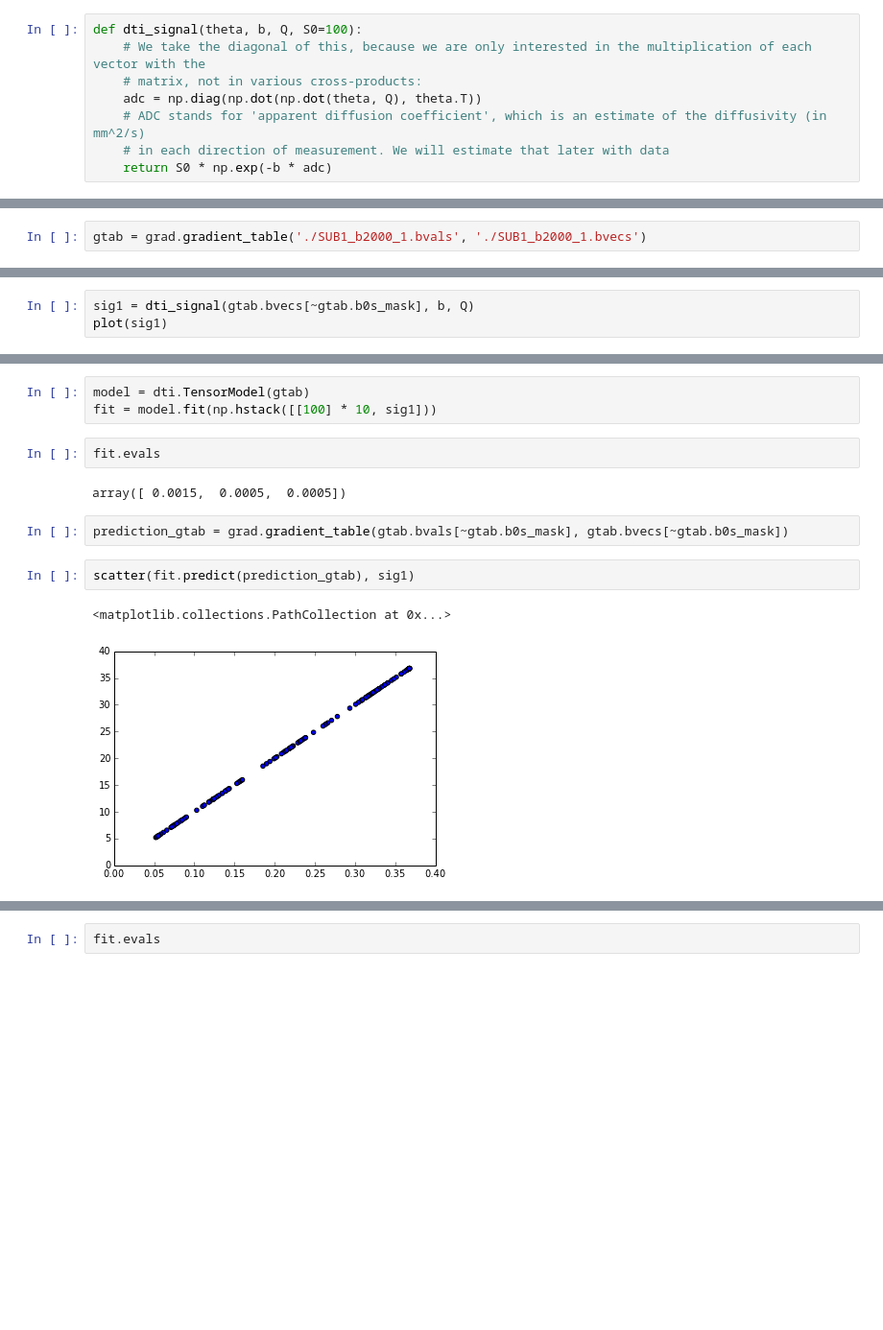
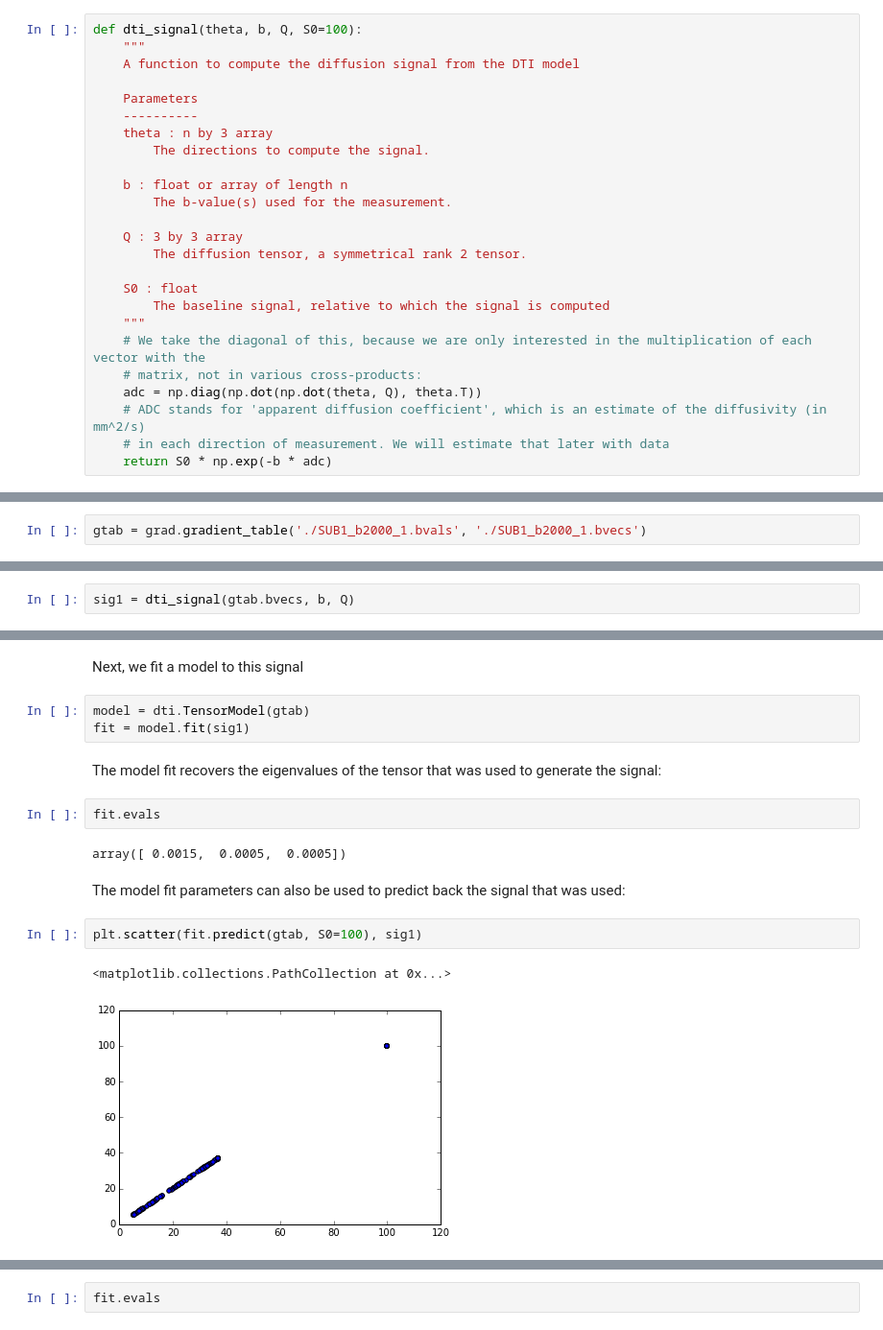
Before and after one commit to arokem/visual-white-matter, a Jupyter notebook: DTI.ipynb, the cells around one changed output, grey strips where cells are left out. Shown at 96% size. Cells and saved outputs as stored; diff of their text form; blank space fills up the shorter version.

```diff
--- a/DTI.ipynb
+++ b/DTI.ipynb
@@ -25,5 +26,22 @@ Populating the interactive namespace from numpy and matplotlib
 # %%
 def dti_signal(theta, b, Q, S0=100):
+    """
+    A function to compute the diffusion signal from the DTI model
+
+    Parameters
+    ----------
+    theta : n by 3 array
+        The directions to compute the signal.
+
+    b : float or array of length n
+        The b-value(s) used for the measurement.
+
+    Q : 3 by 3 array
+        The diffusion tensor, a symmetrical rank 2 tensor.
+
+    S0 : float
+        The baseline signal, relative to which the signal is computed
+    """
     # We take the diagonal of this, because we are only interested in the multiplication of each vector with the
     # matrix, not in various cross-products:
     adc = np.diag(np.dot(np.dot(theta, Q), theta.T))
@@ -86,3 +108,2 @@ gtab = grad.gradient_table('./SUB1_b2000_1.bvals', './SUB1_b2000_1.bvecs')
 # %%
-sig1 = dti_signal(gtab.bvecs[~gtab.b0s_mask], b, Q)
-plot(sig1)
+sig1 = dti_signal(gtab.bvecs, b, Q)
@@ -92,14 +128,18 @@ plot(sig1)
+# %% [markdown]
+Next, we fit a model to this signal
 # %%
 model = dti.TensorModel(gtab)
-fit = model.fit(np.hstack([[100] * 10, sig1]))
+fit = model.fit(sig1)
+# %% [markdown]
+The model fit recovers the eigenvalues of the tensor that was used to generate the signal:
 # %%
 fit.evals
 # %% [output]
 array([ 0.0015,  0.0005,  0.0005])
-# %%
-prediction_gtab = grad.gradient_table(gtab.bvals[~gtab.b0s_mask], gtab.bvecs[~gtab.b0s_mask])
+# %% [markdown]
+The model fit parameters can also be used to predict back the signal that was used:
 # %%
-scatter(fit.predict(prediction_gtab), sig1)
+plt.scatter(fit.predict(gtab, S0=100), sig1)
 # %% [output]
 <matplotlib.collections.PathCollection at 0x...>
-[figure, old version]
+[figure, new version]
```
Also changed, not shown: parts of 52 cells of this notebook, 5 other files.
